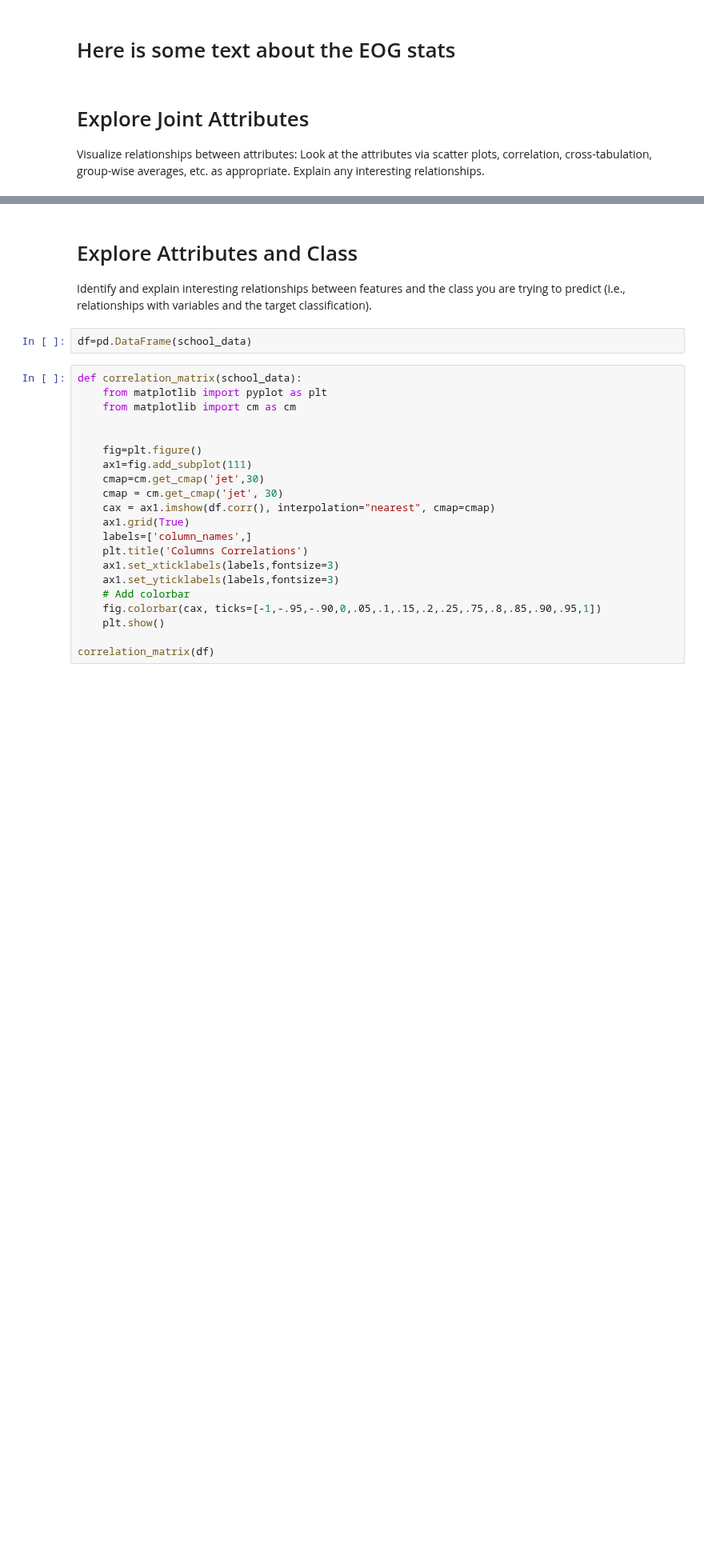
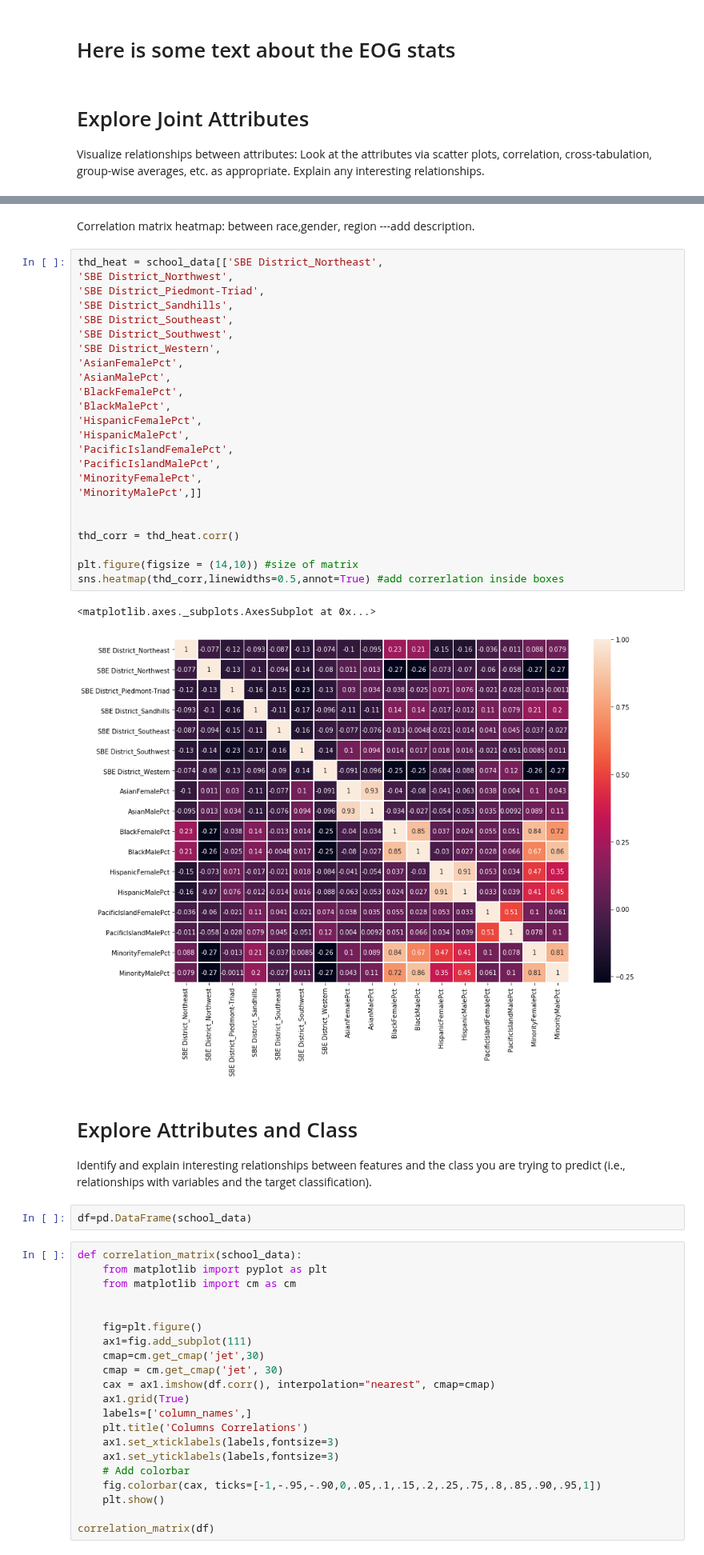
Before and after one commit to stmillett/MSDS7331_NorthCarolinaDataset, a Jupyter notebook: Data Mining - Lab 1.ipynb, the cells around one changed output, grey strips where cells are left out. Shown at 80% size. Saved outputs shown, nothing was run; the diff lists cells and outputs as text; blank space fills up the shorter version.

```diff
--- a/Data Mining - Lab 1.ipynb
+++ b/Data Mining - Lab 1.ipynb
@@ -414,3 +442,32 @@ Visualize relationships between attributes: Look at the attributes via scatter p
+# %% [markdown]
+Correlation matrix heatmap: between race,gender, region ---add description.
+# %%
+thd_heat = school_data[['SBE District_Northeast',
+'SBE District_Northwest',
+'SBE District_Piedmont-Triad',
+'SBE District_Sandhills',
+'SBE District_Southeast',
+'SBE District_Southwest',
+'SBE District_Western',
+'AsianFemalePct',
+'AsianMalePct',
+'BlackFemalePct',
+'BlackMalePct',
+'HispanicFemalePct',
+'HispanicMalePct',
+'PacificIslandFemalePct',
+'PacificIslandMalePct',
+'MinorityFemalePct',
+'MinorityMalePct',]]
+
+
+thd_corr = thd_heat.corr()
+
+plt.figure(figsize = (14,10)) #size of matrix
+sns.heatmap(thd_corr,linewidths=0.5,annot=True) #add correrlation inside boxes
+# %% [output]
+<matplotlib.axes._subplots.AxesSubplot at 0x...>
+[figure, added]
 # %% [markdown]
 # Explore Attributes and Class
 
```
Also changed, not shown: parts of 15 cells of this notebook.
